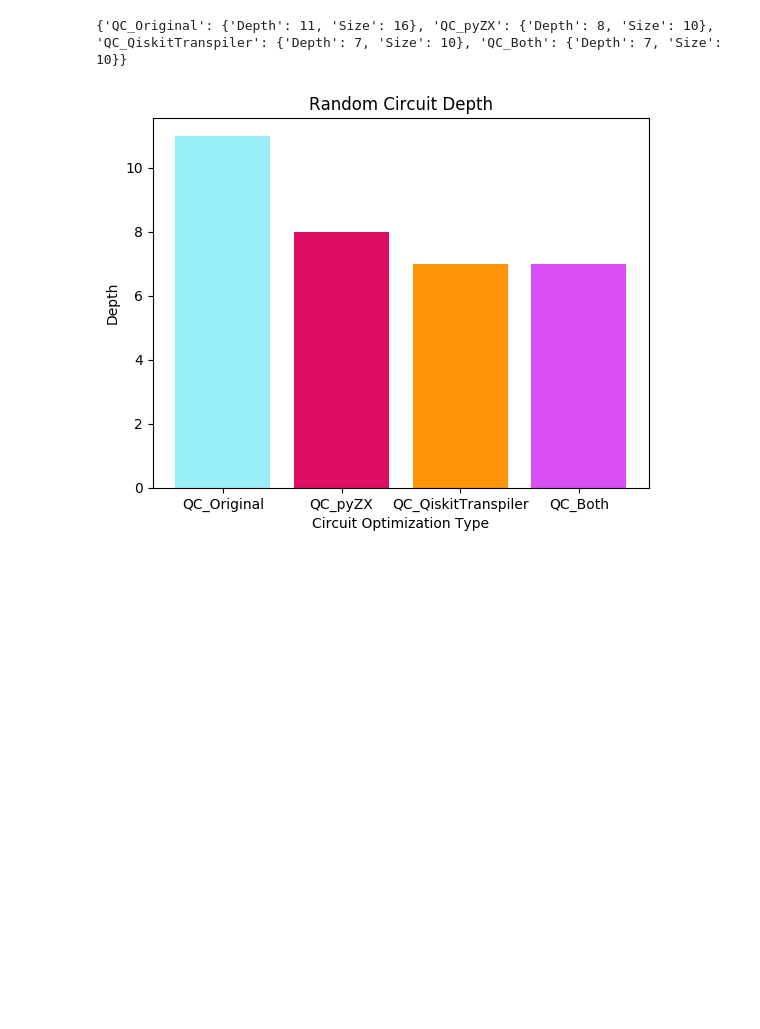
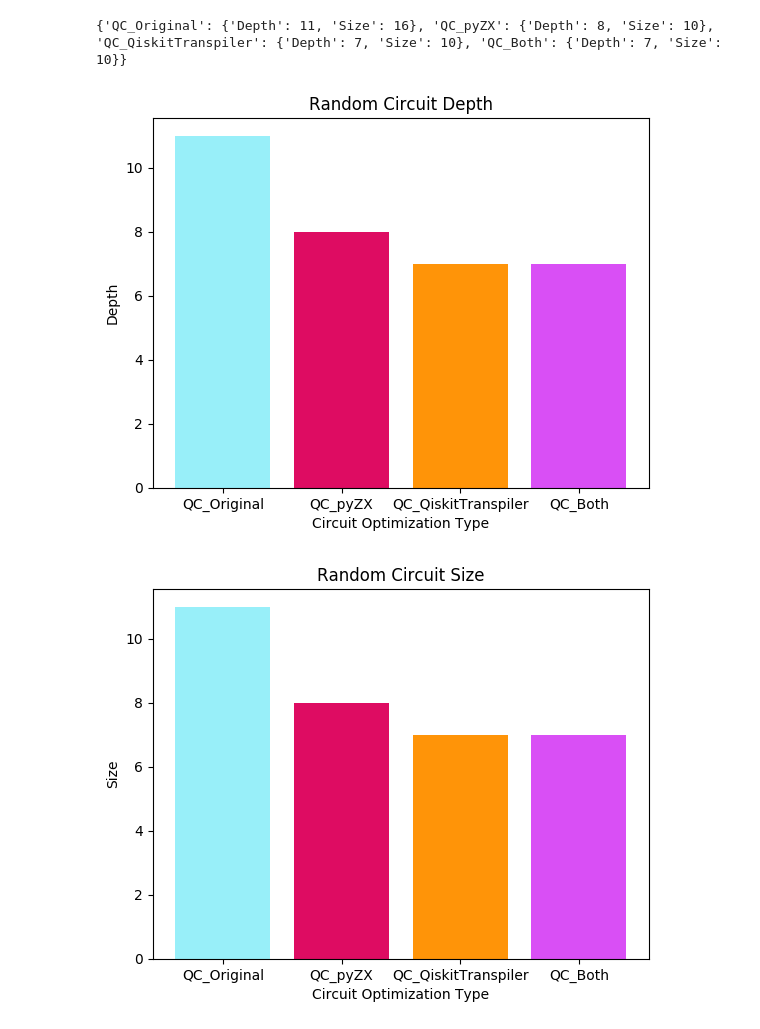
Before and after one commit to lia-approves/pyzx, a Jupyter notebook: demos/transpile/outputbook_random.ipynb, the cells around one changed output. Saved outputs shown, nothing was run; the diff lists cells and outputs as text; code cells hidden in the pictures; blank space fills up the shorter version.

Commit message:
outputbook1

```diff
--- a/demos/transpile/outputbook_random.ipynb
+++ b/demos/transpile/outputbook_random.ipynb
@@ -306,13 +306,14 @@ print(OutputDict)
 import numpy as np
 import matplotlib.pyplot as plt
 # %%
-Metric = "Depth"
-plt.title("Random Circuit Dept")
-plt.bar(range(len(AllCircuits)), [OutputDict[circ][Metric] for circ in AllCircuits] ,
-        align='center', color = ["xkcd:robin's egg blue", "xkcd:cerise", "xkcd:tangerine", "xkcd:heliotrope"])
-plt.xticks(range(len(AllCircuits)), list(AllCircuits.keys()))
-plt.xlabel("Circuit Optimization Type")
-plt.ylabel(Metric)
-plt.show()
+for metric in Metrics:
+    plt.title("Random Circuit " + metric)
+    plt.bar(range(len(AllCircuits)), [OutputDict[circ][Metric] for circ in AllCircuits] ,
+            align='center', color = ["xkcd:robin's egg blue", "xkcd:cerise", "xkcd:tangerine", "xkcd:heliotrope"])
+    plt.xticks(range(len(AllCircuits)), list(AllCircuits.keys()))
+    plt.xlabel("Circuit Optimization Type")
+    plt.ylabel(metric)
+    plt.show()
 # %% [output]
 [figure]
+[figure, added]
```
